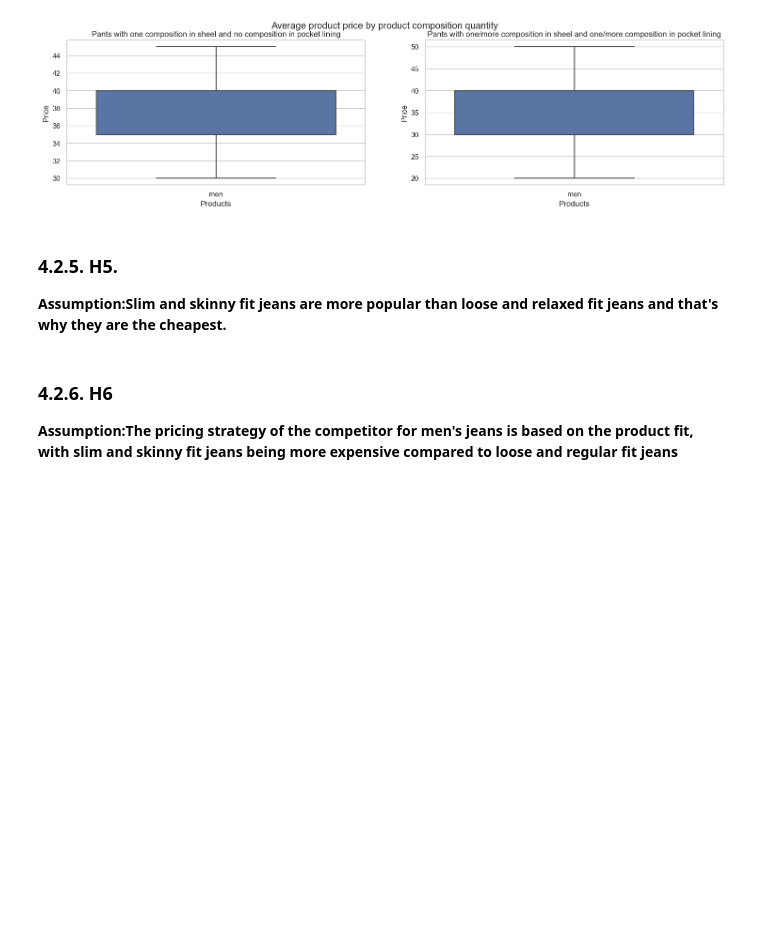
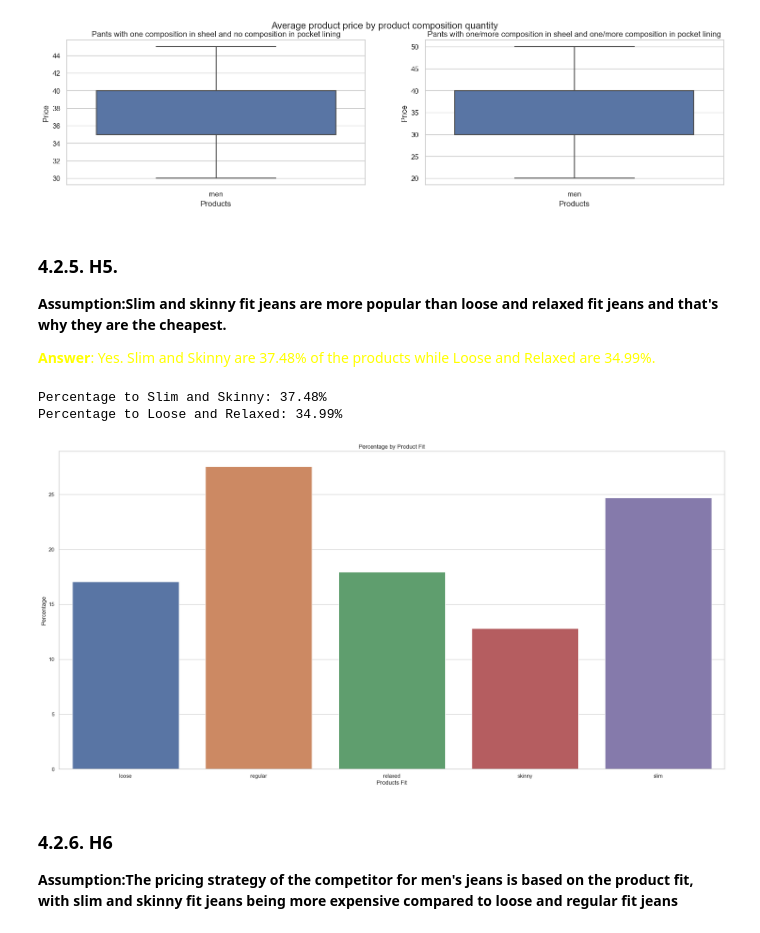
Before and after one commit to luanjesus/star_jeans_webscraping, a Jupyter notebook: eda.ipynb, the cells around one changed output. Cells and saved outputs as stored; diff of their text form; code cells hidden in the pictures; blank space fills up the shorter version.

Commit message:
including new answers 4.2.5 in eda.ipynb

```diff
--- a/eda.ipynb
+++ b/eda.ipynb
@@ -544,6 +544,26 @@ Text(0, 0.5, 'Price')
 # %% [markdown]
 ### 4.2.5. H5.
 **Assumption:Slim and skinny fit jeans are more popular than loose and relaxed fit jeans and that's why they are the cheapest.**
+
+<span style="color:yellow">**Answer**: Yes. Slim and Skinny are 37.48% of the products while Loose and Relaxed are 34.99%.</span>
+# %%
+aux = df4[['product_fit', 'product_id']].groupby('product_fit').count().reset_index()
+aux['product_id'] = (aux['product_id'] * 100) / aux['product_id'].sum()
+
+perct_1 = aux.loc[aux['product_fit'].isin(['slim', 'skinny'])].sum()
+perct_2 = aux.loc[aux['product_fit'].isin(['loose', 'relaxed'])].sum()
+
+print(f'Percentage to Slim and Skinny: {round(perct_1[1],2)}%')
+print(f'Percentage to Loose and Relaxed: {round(perct_2[1],2)}%')
+
+sns.barplot(data=aux, x='product_fit', y='product_id')
+plt.title("Percentage by Product Fit")
+plt.xlabel('Products Fit')
+plt.ylabel('Percentage');
+# %% [output]
+Percentage to Slim and Skinny: 37.48%
+Percentage to Loose and Relaxed: 34.99%
+[figure, added]
 # %% [markdown]
 ### 4.2.6. H6
 **Assumption:The pricing strategy of the competitor for men's jeans is based on the product fit, with slim and skinny fit jeans being more expensive compared to loose and regular fit jeans**
```
